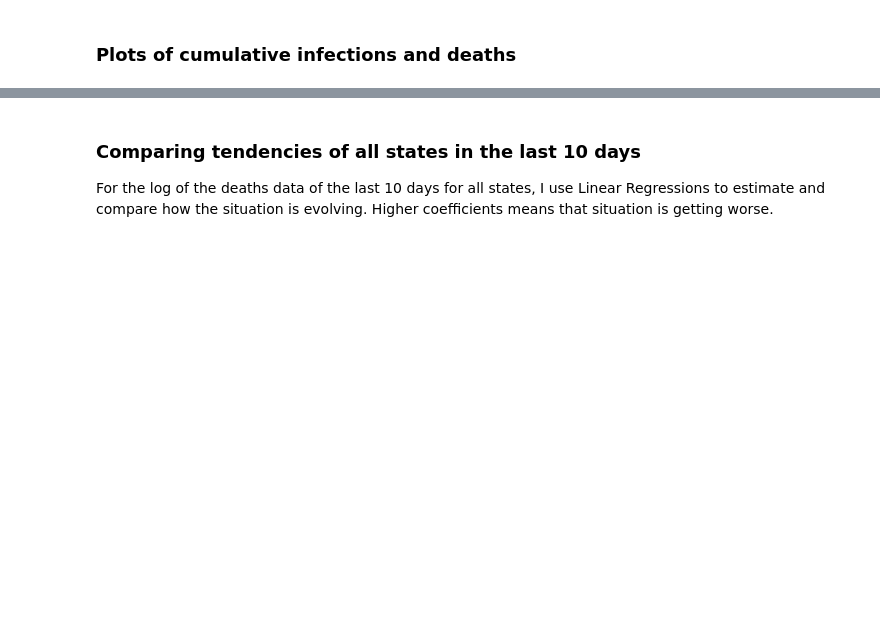
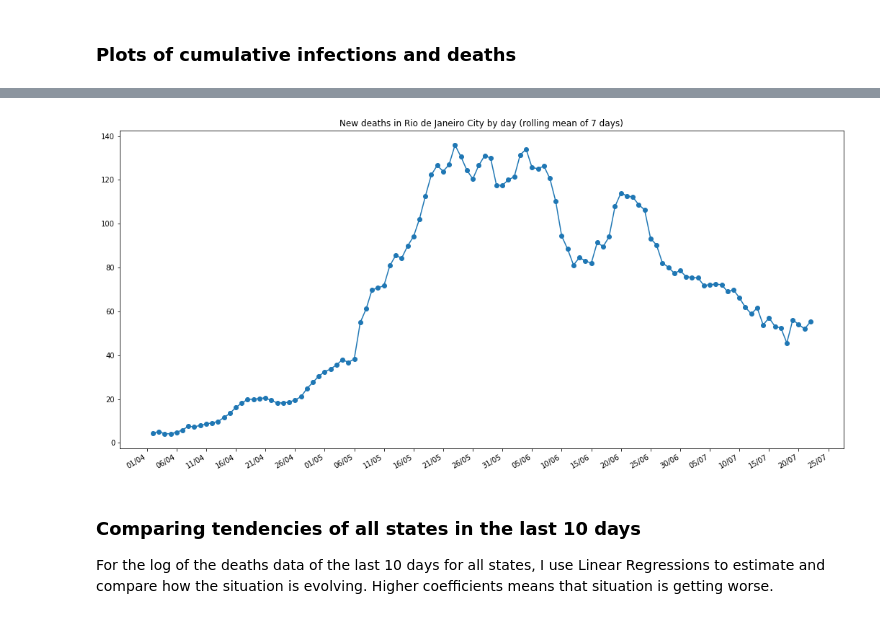
Before and after one commit to ricardocopa/Covid19, a Jupyter notebook: COVID19-DataAnalysisForBrazil.ipynb, the cells around one changed output, grey strips where cells are left out. Cells and saved outputs as stored; diff of their text form; code cells hidden in the pictures; blank space fills up the shorter version.

```diff
--- a/COVID19-DataAnalysisForBrazil.ipynb
+++ b/COVID19-DataAnalysisForBrazil.ipynb
@@ -82,3 +88,8 @@ covid = covid[covid.codmun.isnull()]
 covid.data = covid.data.dt.strftime('%Y-%m-%d')
 covid = covid[['regiao', 'estado', 'data', 'casosNovos', 'casosAcumulado', 'obitosNovos', 'obitosAcumulado']]
 covid.columns = ['regiao', 'estado', 'data', 'casosNovos', 'casosAcumulados', 'obitosNovos', 'obitosAcumulados']
+
+# preparing a dataframe for the Rio de Janeiro city
+covidRioDeJaneiro = covidFull.loc[covidFull['municipio'] == 'Rio de Janeiro']
+covidRioDeJaneiro = covidRioDeJaneiro[['regiao', 'estado', 'data', 'casosNovos', 'casosAcumulado', 'obitosNovos', 'obitosAcumulado']]
+covidRioDeJaneiro.columns = ['regiao', 'estado', 'data', 'casosNovos', 'casosAcumulados', 'obitosNovos', 'obitosAcumulados']
@@ -311,8 +379,16 @@ axis.xaxis.get_label().set_visible(False)
 # %%
-infectionsByDayStates = covid.pivot(index='data', columns='estado', values = 'normTotalInfections')
-axis = infectionsByDayStates.plot(style='o-',figsize=(18, 9), title='Infections per Million Inhabitants by State')
-axis.legend(bbox_to_anchor=(1.1, 1.01))
+newCovidByDayRio = covidRioDeJaneiro[['data', 'obitosNovos']]
+newCovidByDayRio.reset_index(inplace=True)
+newCovidByDayRio.set_index(['data'],inplace=True)
+newCovidByDayRio['rollingNewDeaths'] = newCovidByDayRio['obitosNovos'].rolling(window=7).mean()
+
+axis = newCovidByDayRio.plot(legend=False, style='o-', figsize=(18, 9), y='rollingNewDeaths', title='New deaths in Rio de Janeiro City by day (rolling mean of 7 days)')
 plt.gcf().autofmt_xdate()
+plt.minorticks_off()
 axis.xaxis.set_major_formatter(mdates.DateFormatter('%d/%m'))
 axis.xaxis.set_major_locator(mdates.DayLocator(interval=5))
 axis.xaxis.get_label().set_visible(False)
+
+plt.show()
+# %% [output]
+[figure, added]
```
Also changed, not shown: parts of 34 cells of this notebook.
